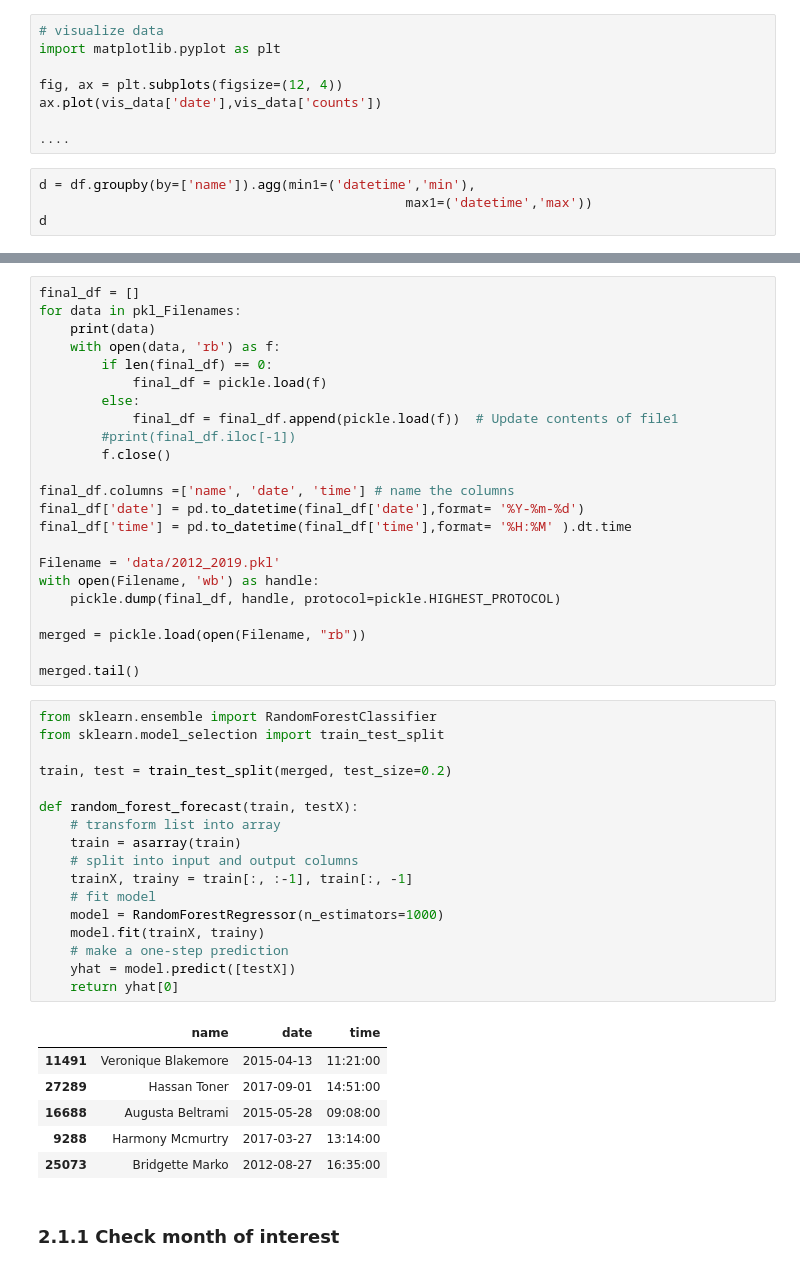
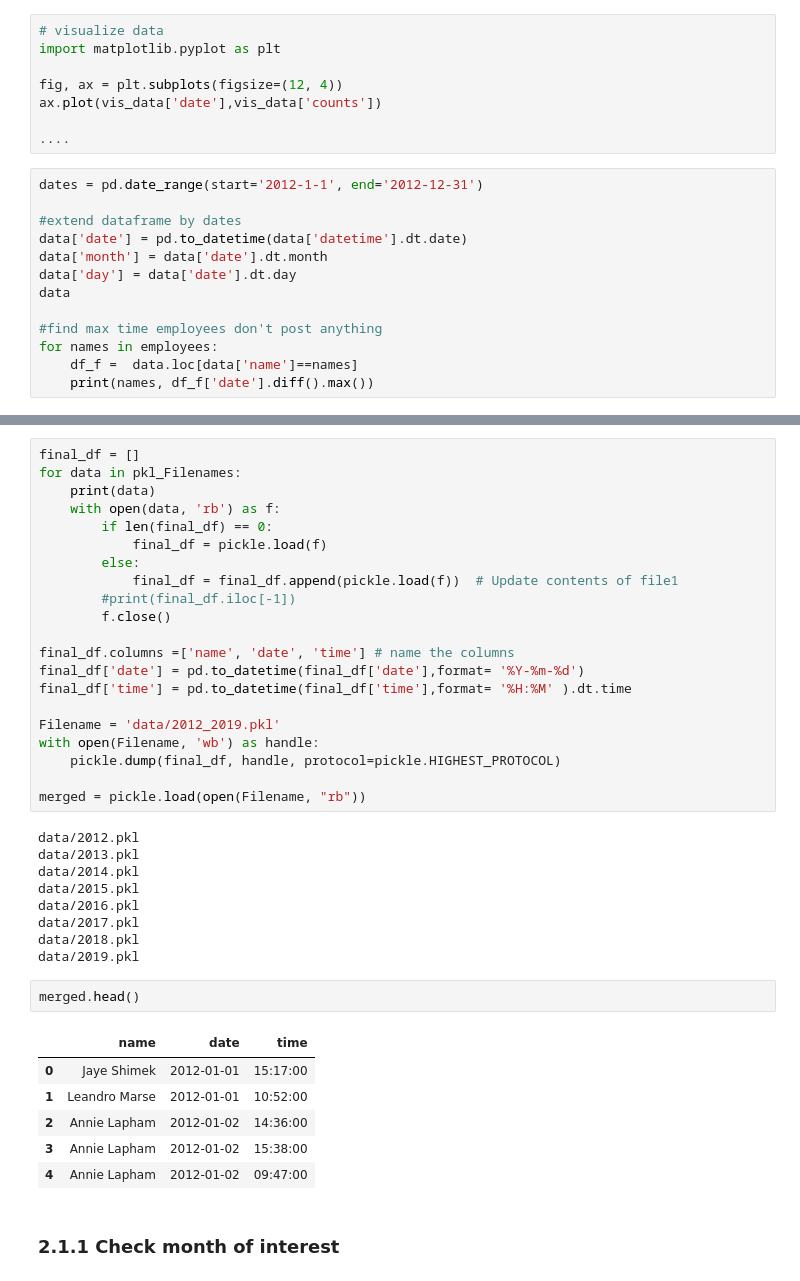
Before and after one commit to eboateng/FoDA, a Jupyter notebook: Assignment 3/Assignment 3-ideas.ipynb, the cells around one changed output, grey strips where cells are left out. Cells and saved outputs as stored; diff of their text form.

Commit message:
data collected together

```diff
--- a/Assignment 3/Assignment 3-ideas.ipynb
+++ b/Assignment 3/Assignment 3-ideas.ipynb
@@ -252,7 +254,16 @@ ax.plot(vis_data['date'],vis_data['counts'])
 
 ....
 # %%
-d = df.groupby(by=['name']).agg(min1=('datetime','min'),
-                                               max1=('datetime','max'))
-d
+dates = pd.date_range(start='2012-1-1', end='2012-12-31')
+
+#extend dataframe by dates
+data['date'] = pd.to_datetime(data['datetime'].dt.date)
+data['month'] = data['date'].dt.month
+data['day'] = data['date'].dt.day
+data
+
+#find max time employees don't post anything
+for names in employees:
+    df_f =  data.loc[data['name']==names]
+    print(names, df_f['date'].diff().max())
 # %% [output]
@@ -299,32 +340,24 @@ with open(Filename, 'wb') as handle:
     pickle.dump(final_df, handle, protocol=pickle.HIGHEST_PROTOCOL)
 
 merged = pickle.load(open(Filename, "rb"))
-
-merged.tail()
+# %% [output]
+data/2012.pkl
+data/2013.pkl
+data/2014.pkl
+data/2015.pkl
+data/2016.pkl
+data/2017.pkl
+data/2018.pkl
+data/2019.pkl
 # %%
-from sklearn.ensemble import RandomForestClassifier
-from sklearn.model_selection import train_test_split
-
-train, test = train_test_split(merged, test_size=0.2)
-
-def random_forest_forecast(train, testX):
-	# transform list into array
-	train = asarray(train)
-	# split into input and output columns
-	trainX, trainy = train[:, :-1], train[:, -1]
-	# fit model
-	model = RandomForestRegressor(n_estimators=1000)
-	model.fit(trainX, trainy)
-	# make a one-step prediction
-	yhat = model.predict([testX])
-	return yhat[0]
+merged.head()
 # %% [output]
 |  | name | date | time |
-| 11491 | Veronique Blakemore | 2015-04-13 | 11:21:00 |
-| 27289 | Hassan Toner | 2017-09-01 | 14:51:00 |
-| 16688 | Augusta Beltrami | 2015-05-28 | 09:08:00 |
-| 9288 | Harmony Mcmurtry | 2017-03-27 | 13:14:00 |
-| 25073 | Bridgette Marko | 2012-08-27 | 16:35:00 |
+| 0 | Jaye Shimek | 2012-01-01 | 15:17:00 |
+| 1 | Leandro Marse | 2012-01-01 | 10:52:00 |
+| 2 | Annie Lapham | 2012-01-02 | 14:36:00 |
+| 3 | Annie Lapham | 2012-01-02 | 15:38:00 |
+| 4 | Annie Lapham | 2012-01-02 | 09:47:00 |
 # %% [markdown]
 ### 2.1.1 Check month of interest
 # %% [markdown]
```
Also changed, not shown: parts of 8 cells of this notebook, 2 other files.
